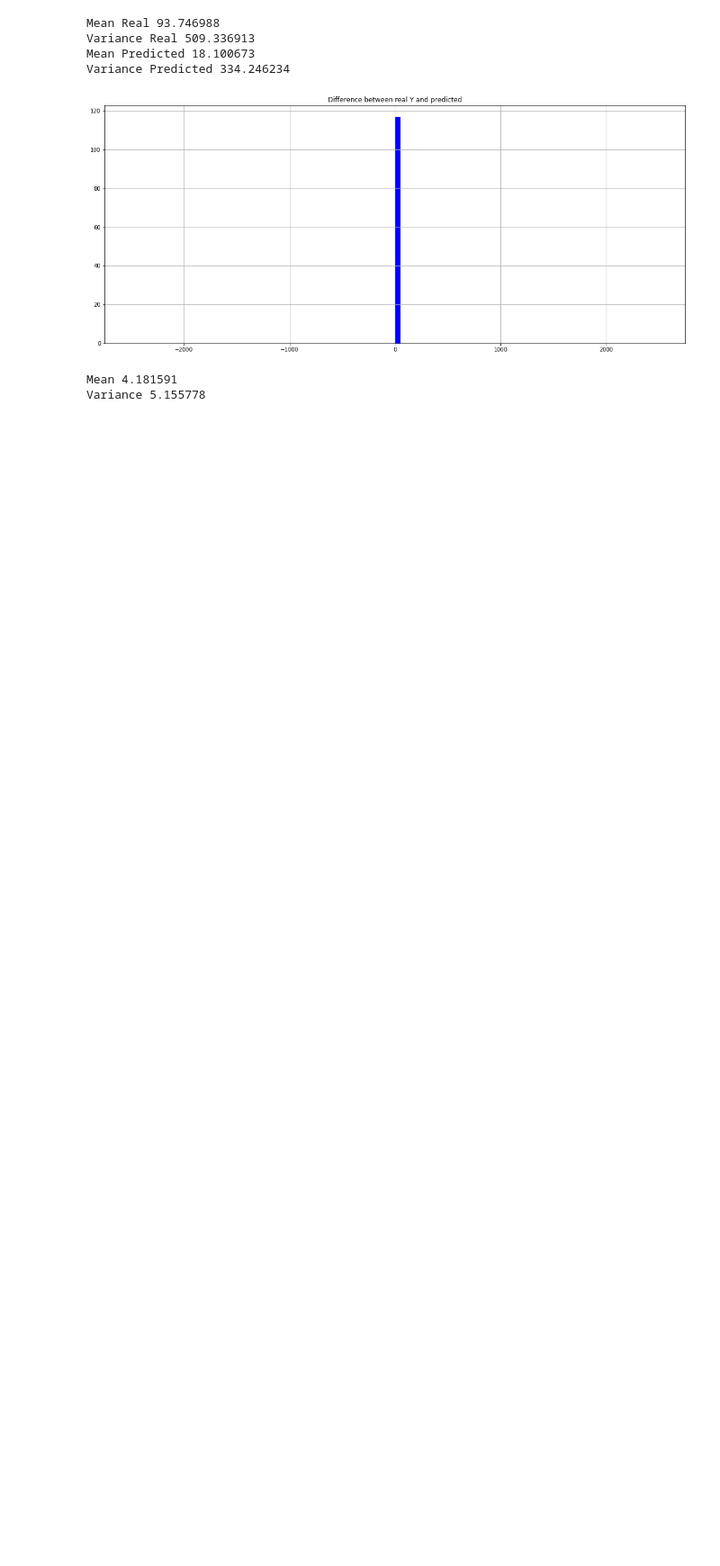
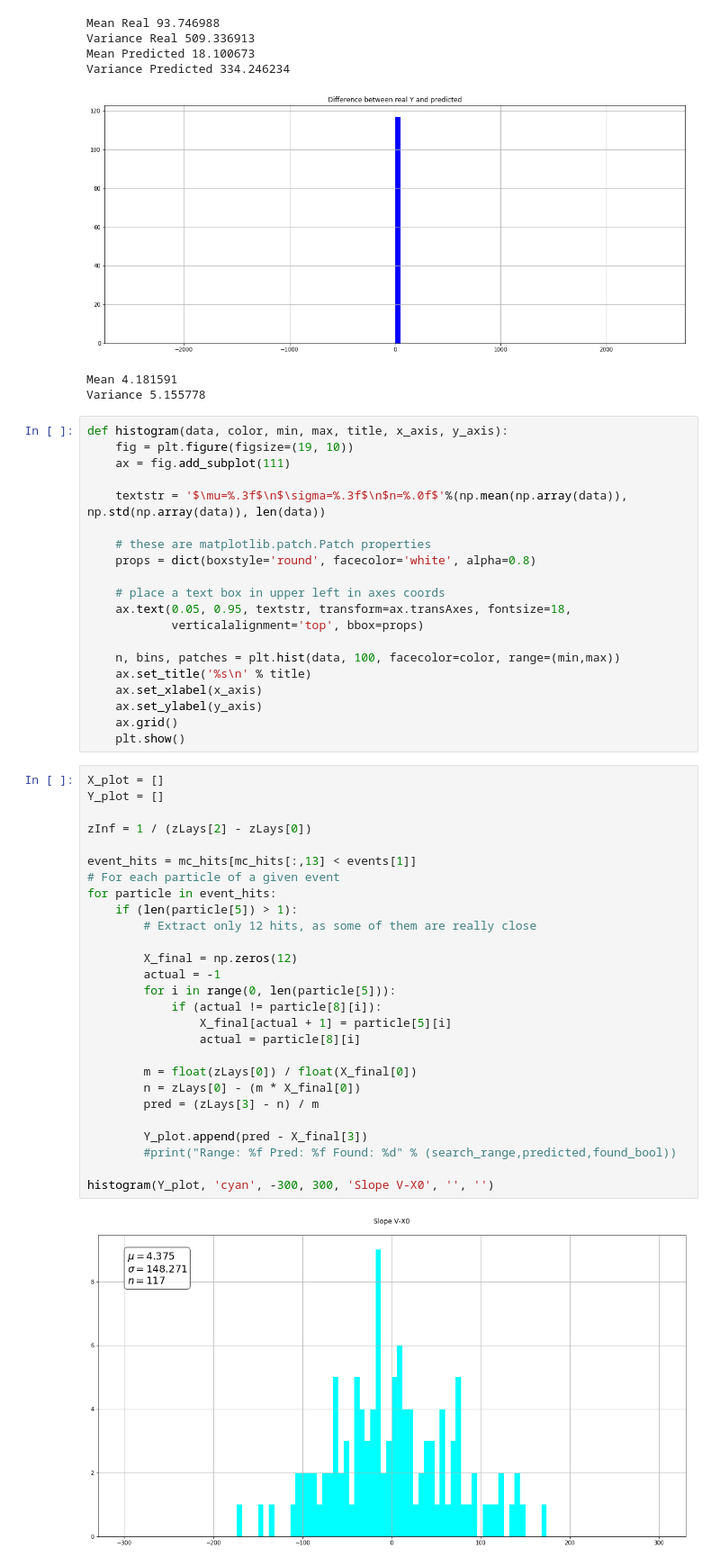
Before and after one commit to gabrielcammany/LHCb-CERN, a Jupyter notebook: notebooks/reconstruction/Reconstruction_Study.ipynb, the cells around one changed output. Shown at 90% size. Cells and saved outputs as stored; diff of their text form; blank space fills up the shorter version.

```diff
--- a/notebooks/reconstruction/Reconstruction_Study.ipynb
+++ b/notebooks/reconstruction/Reconstruction_Study.ipynb
@@ -459,3 +458,52 @@ Variance Predicted 334.246234
 [figure]
 Mean 4.181591
 Variance 5.155778
+# %%
+def histogram(data, color, min, max, title, x_axis, y_axis):
+    fig = plt.figure(figsize=(19, 10))
+    ax = fig.add_subplot(111)
+
+    textstr = '$\mu=%.3f$\n$\sigma=%.3f$\n$n=%.0f$'%(np.mean(np.array(data)), np.std(np.array(data)), len(data))
+
+    # these are matplotlib.patch.Patch properties
+    props = dict(boxstyle='round', facecolor='white', alpha=0.8)
+
+    # place a text box in upper left in axes coords
+    ax.text(0.05, 0.95, textstr, transform=ax.transAxes, fontsize=18,
+            verticalalignment='top', bbox=props)
+
+    n, bins, patches = plt.hist(data, 100, facecolor=color, range=(min,max))
+    ax.set_title('%s\n' % title)
+    ax.set_xlabel(x_axis)
+    ax.set_ylabel(y_axis)
+    ax.grid()
+    plt.show()
+# %%
+X_plot = []
+Y_plot = []
+
+zInf = 1 / (zLays[2] - zLays[0])
+
+event_hits = mc_hits[mc_hits[:,13] < events[1]]
+# For each particle of a given event
+for particle in event_hits:
+    if (len(particle[5]) > 1):
+        # Extract only 12 hits, as some of them are really close
+
+        X_final = np.zeros(12)
+        actual = -1
+        for i in range(0, len(particle[5])):
+            if (actual != particle[8][i]):
+                X_final[actual + 1] = particle[5][i]
+                actual = particle[8][i]
+
+        m = float(zLays[0]) / float(X_final[0])
+        n = zLays[0] - (m * X_final[0])
+        pred = (zLays[3] - n) / m
+
+        Y_plot.append(pred - X_final[3])
+        #print("Range: %f Pred: %f Found: %d" % (search_range,predicted,found_bool))
+
+histogram(Y_plot, 'cyan', -300, 300, 'Slope V-X0', '', '')
+# %% [output]
+[figure, added]
```
Also changed, not shown: parts of 3 cells of this notebook, 20 other files.
